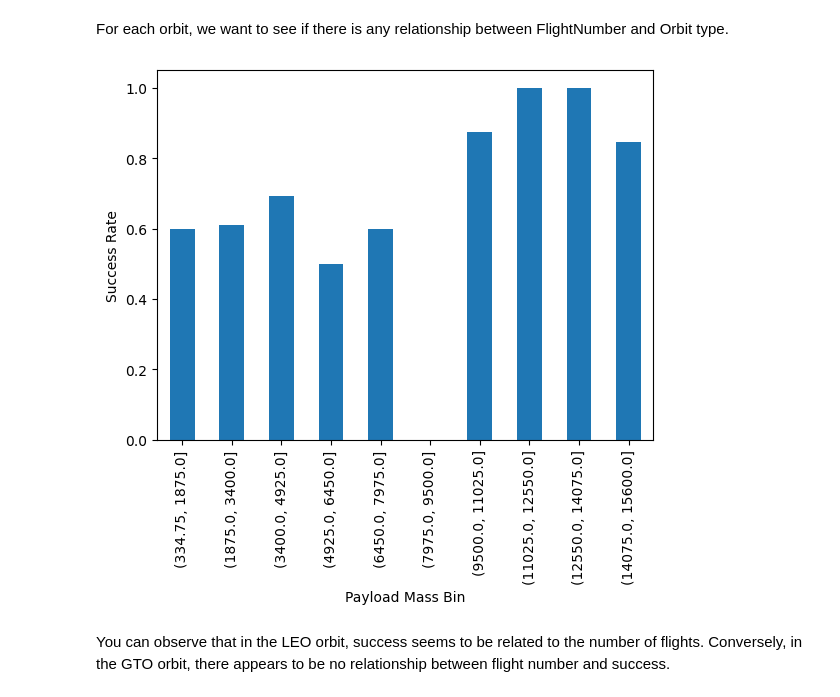
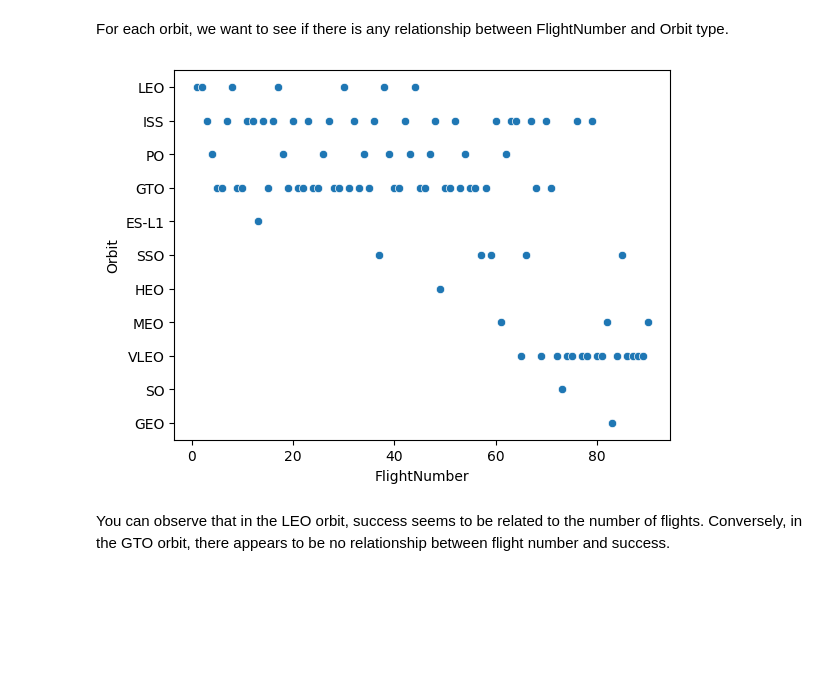
Before and after one commit to TheCodeGhoul/SpaceX, a Jupyter notebook: edadataviz.ipynb, the cells around one changed output. Saved outputs shown, nothing was run; the diff lists cells and outputs as text; code cells hidden in the pictures; blank space fills up the shorter version.

```diff
--- a/edadataviz.ipynb
+++ b/edadataviz.ipynb
@@ -134,9 +134,9 @@ For each orbit, we want to see if there is any relationship between FlightNumber
 # %%
 # Plot a scatter point chart with x axis to be FlightNumber and y axis to be the Orbit, and hue to be the class value
 
-bins = pd.cut(df["PayloadMass"], bins=10); df.groupby(bins)["Class"].mean().plot(kind="bar"); plt.ylabel("Success Rate"); plt.xlabel("Payload Mass Bin"); plt.show()
+sns.scatterplot(data=df, x="FlightNumber", y="Orbit"); plt.show()
 # %% [output]
-[figure, old version]
+[figure, new version]
 # %% [markdown]
 You can observe that in the LEO orbit, success seems to be related to the number of flights. Conversely, in the GTO orbit, there appears to be no relationship between flight number and success.
 # %% [markdown]
```
Also changed, not shown: parts of 1 cell of this notebook.
